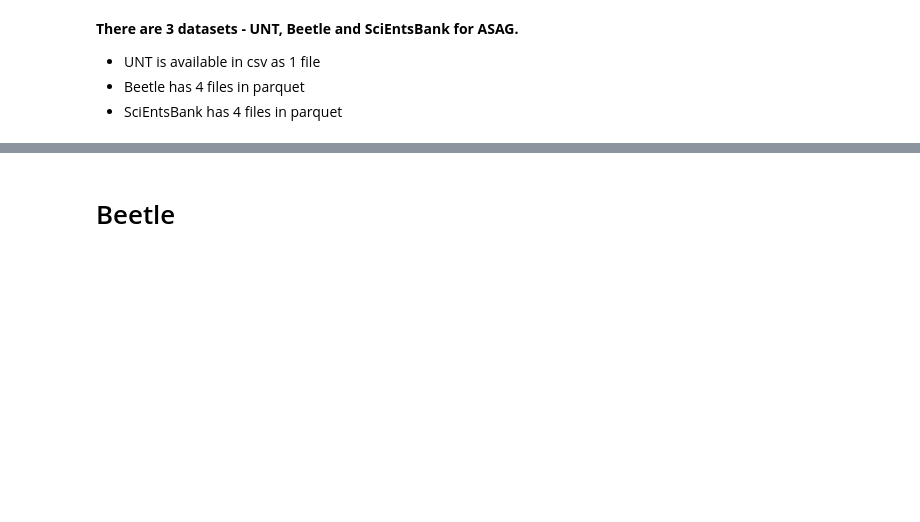
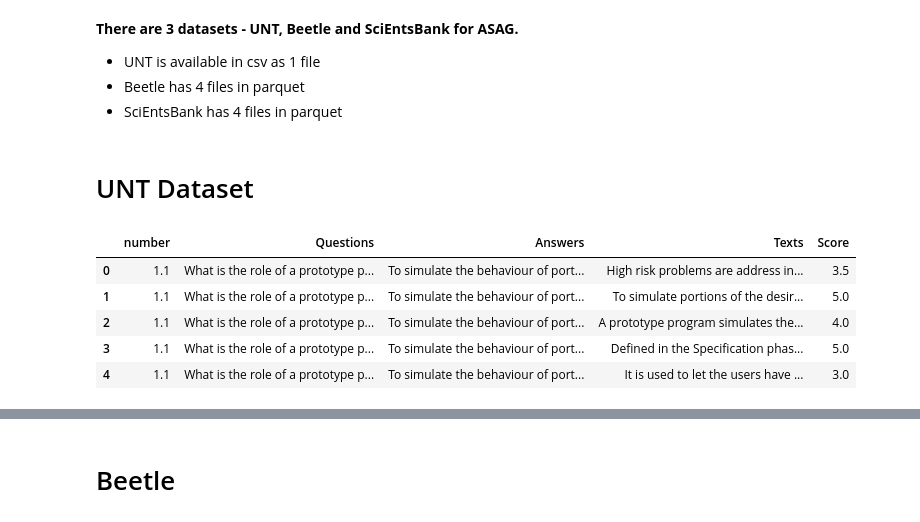
Before and after one commit to ashwin-v4/ASAG, a Jupyter notebook: datasets.ipynb, the cells around one changed output, grey strips where cells are left out. Drawn from its saved outputs; the diff is of its cells as text; code cells hidden in the pictures; blank space fills up the shorter version.

Commit message:
Dataset Done

```diff
--- a/datasets.ipynb
+++ b/datasets.ipynb
@@ -9,3 +9,17 @@ import seaborn as sns
 - UNT is available in csv as 1 file
 - Beetle has 4 files in parquet
 - SciEntsBank has 4 files in parquet
+# %% [markdown]
+# UNT Dataset
+# %%
+df = pd.read_csv("Data/Data.csv")
+df.to_csv("csv/UNT.csv")
+# %%
+df.head()
+# %% [output]
+|  | number | Questions | Answers | Texts | Score |
+| 0 | 1.1 | What is the role of a prototype p... | To simulate the behaviour of port... | High risk problems are address in... | 3.5 |
+| 1 | 1.1 | What is the role of a prototype p... | To simulate the behaviour of port... | To simulate portions of the desir... | 5.0 |
+| 2 | 1.1 | What is the role of a prototype p... | To simulate the behaviour of port... | A prototype program simulates the... | 4.0 |
+| 3 | 1.1 | What is the role of a prototype p... | To simulate the behaviour of port... | Defined in the Specification phas... | 5.0 |
+| 4 | 1.1 | What is the role of a prototype p... | To simulate the behaviour of port... | It is used to let the users have ... | 3.0 |
```
Also changed, not shown: parts of 4 cells of this notebook, 1 other file.
